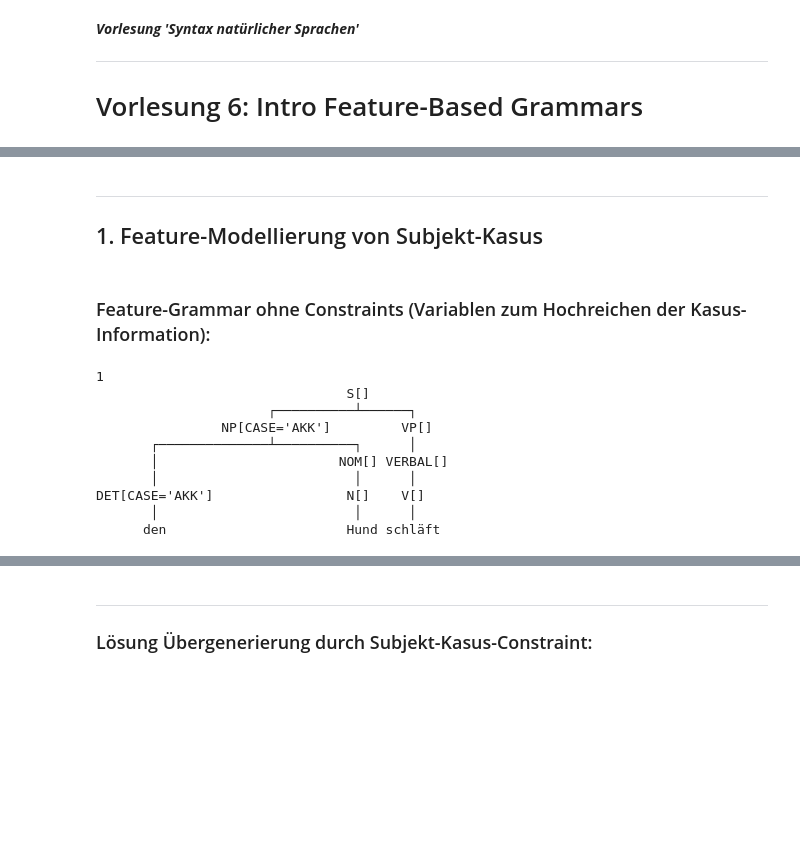
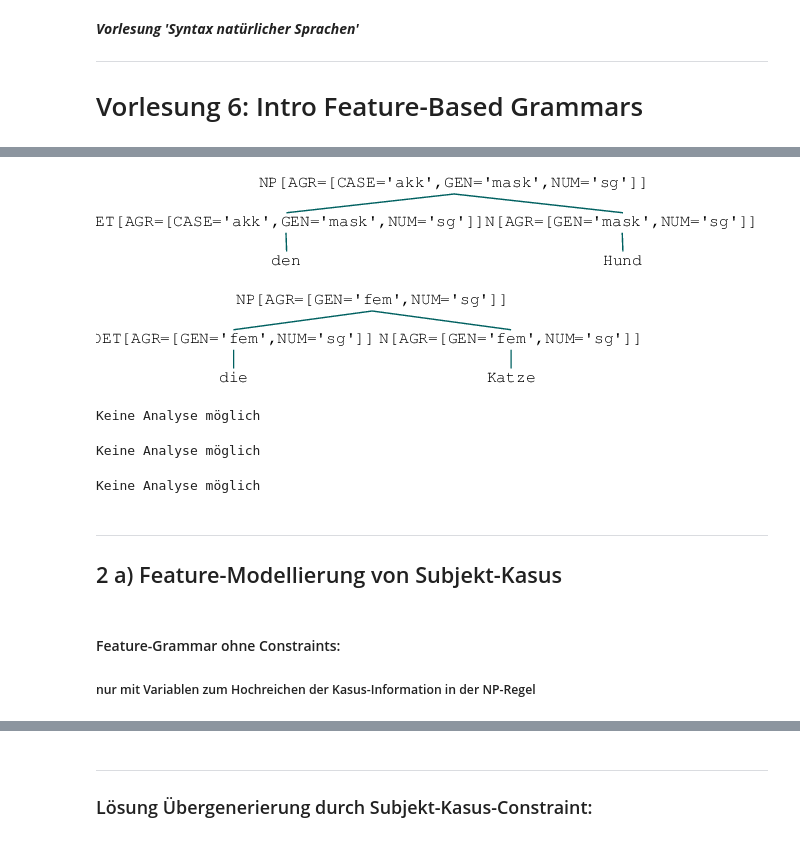
Before and after one commit to awisiorek/syntax-2122, a Jupyter notebook: vorlesung-notebooks/06-vorlesung.ipynb, the cells around one changed output, grey strips where cells are left out. Saved outputs shown, nothing was run; the diff lists cells and outputs as text; code cells hidden in the pictures; blank space fills up the shorter version.

```diff
--- a/vorlesung-notebooks/06-vorlesung.ipynb
+++ b/vorlesung-notebooks/06-vorlesung.ipynb
@@ -9,8 +97,40 @@ from nltk import Tree
+# %%
+#mask: Akkusativ
+sent = 'den Hund'.split()
+test_fcfg_grammar(gramstring, sent, draw=1)
+# %% [output]
+[figure, added]
+# %%
+#fem: Nominativ + Akkusativ (Kasus-unterspezifiziert)
+sent = 'die Katze'.split()
+test_fcfg_grammar(gramstring, sent, draw=1)
+# %% [output]
+[figure, added]
+# %%
+#Negativbeispiel:
+sent = 'die Hund'.split()
+test_fcfg_grammar(gramstring, sent, draw=1)
+# %% [output]
+Keine Analyse möglich
+# %%
+#Negativbeispiel:
+sent = 'der Katze'.split()
+test_fcfg_grammar(gramstring, sent, draw=1)
+# %% [output]
+Keine Analyse möglich
+# %%
+#Negativbeispiel:
+sent = 'den Katze'.split()
+test_fcfg_grammar(gramstring, sent, draw=1)
+# %% [output]
+Keine Analyse möglich
 # %% [markdown]
 ---
-## 1. Feature-Modellierung von Subjekt-Kasus
+## 2 a) Feature-Modellierung von Subjekt-Kasus
 # %% [markdown]
-### Feature-Grammar ohne Constraints (Variablen zum Hochreichen der Kasus-Information):
+#### Feature-Grammar ohne Constraints:
+
+##### nur mit Variablen zum Hochreichen der Kasus-Information in der NP-Regel
 # %%
 #Feature-Grammar ohne Constraints:
 gramstring = r"""
@@ -38,20 +150,0 @@ parser = nltk.parse.FeatureChartParser(grammar,trace=0)
-# %%
-#Negativbeispiel Subjektkasus:
-sent = 'den Hund schläft'.split()
-print(len(list(parser.parse(sent))))
-
-for tree in parser.parse(sent):
-    tree = Tree.fromstring(str(tree).replace(", ",","))
-    tree.pretty_print(unicodelines=True)
-    #Übergenerierung!
-# %% [output]
-1
-                                S[]
-                      ┌──────────┴──────┐
-                NP[CASE='AKK']         VP[]
-       ┌──────────────┴──────────┐      │
-       │                       NOM[] VERBAL[]
-       │                         │      │
-DET[CASE='AKK']                 N[]    V[]
-       │                         │      │
-      den                       Hund schläft
```
Also changed, not shown: parts of 41 cells of this notebook.
